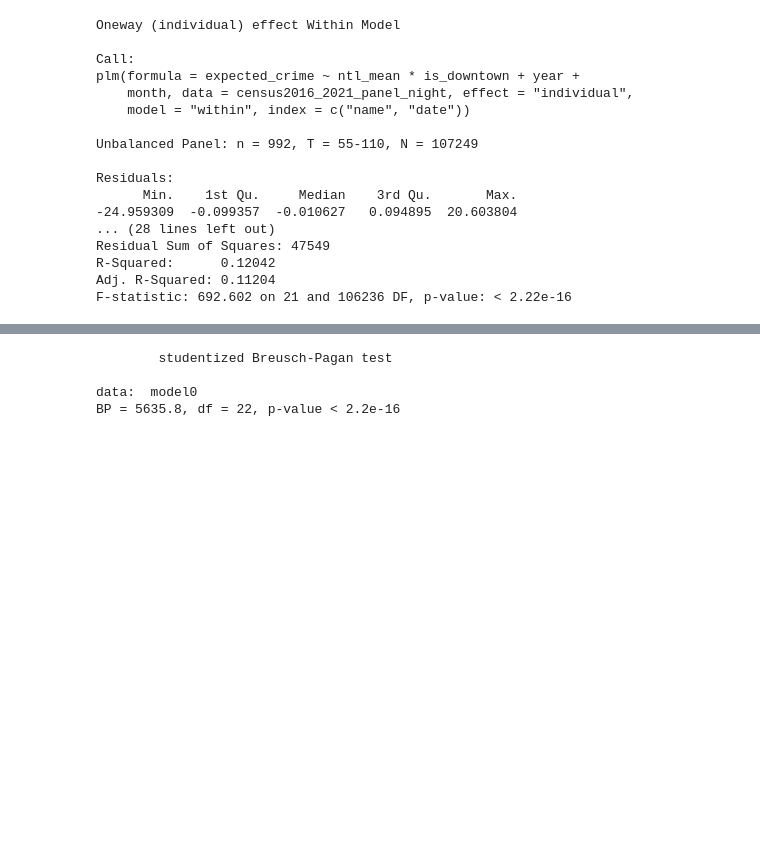
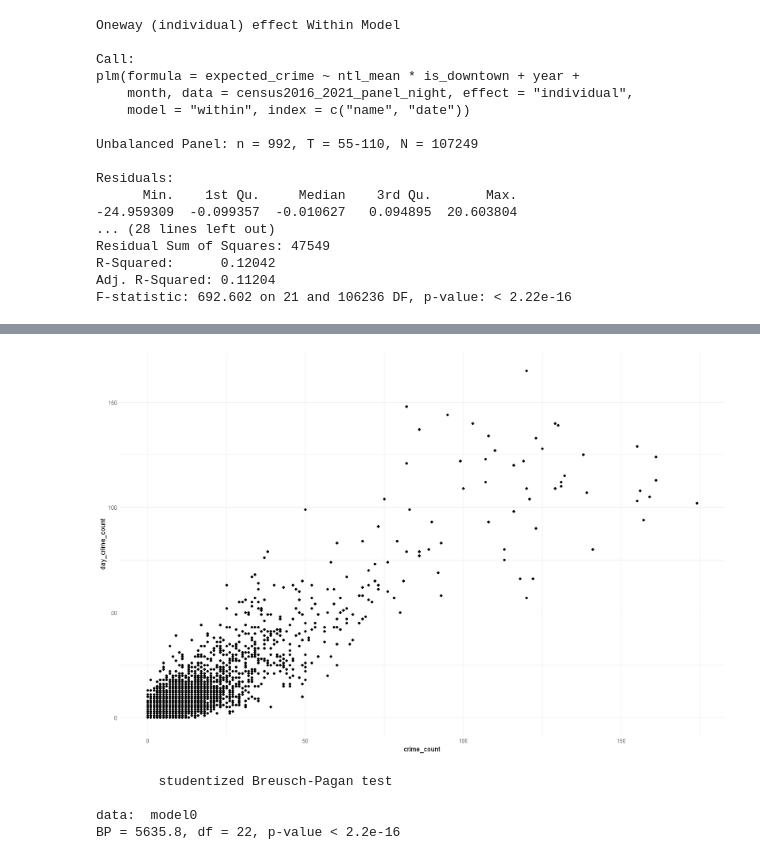
Before and after one commit to Irene-Berezin/econ_398_project, a Jupyter notebook: project_workbook.ipynb, the cells around one changed output, grey strips where cells are left out. Cells and saved outputs as stored; diff of their text form; code cells hidden in the pictures; blank space fills up the shorter version.

```diff
--- a/project_workbook.ipynb
+++ b/project_workbook.ipynb
@@ -1248,3 +1242,9 @@ F-statistic: 3.57119e+32 on 4 and 106253 DF, p-value: < 2.22e-16
+# %%
+ggplot(data = census2016_2021_panel_night, aes(x = crime_count, y = day_crime_count)) +
+  geom_point() +
+  theme_minimal()
+# %% [output]
+[figure, added]
 # %%
 # We run bptest to check for heteroskedasticity
 bptest(model0, studentize = TRUE)
```
Also changed, not shown: parts of 16 cells of this notebook.
